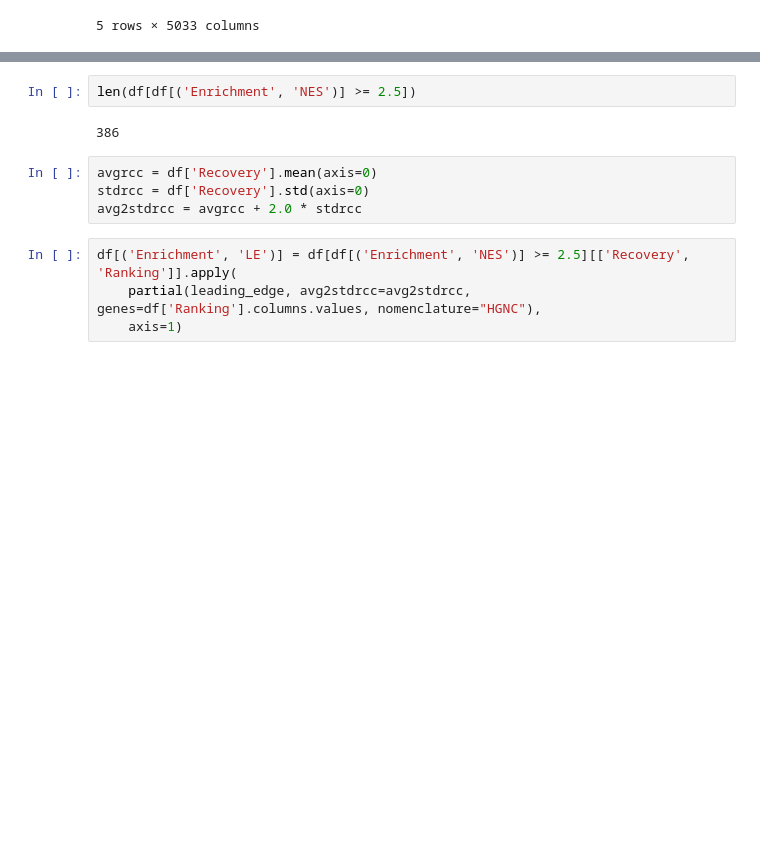
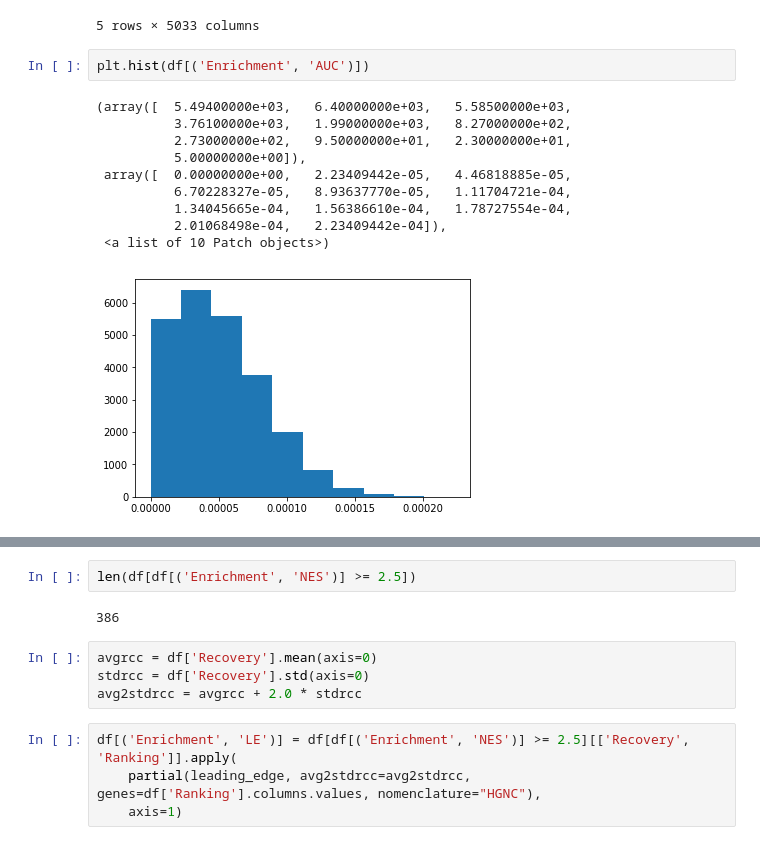
Before and after one commit to aertslab/pySCENIC, a Jupyter notebook: notebooks/pyscenic.ipynb, the cells around one changed output, grey strips where cells are left out. Saved outputs shown, nothing was run; the diff lists cells and outputs as text; blank space fills up the shorter version.

```diff
--- a/notebooks/pyscenic.ipynb
+++ b/notebooks/pyscenic.ipynb
@@ -74,3 +76,16 @@ df.head()
 | hocomoco__ZIM3_HUMAN.H11MO.0.C | 0.000203 | 4.516057 | 0.0 | 0.0 | 0.0 | 0.0 | 0.0 | 0.0 | 0.0 | 0.0 | ... | ... |
 | transfac_pro__M06436 | 0.000202 | 4.502957 | 0.0 | 0.0 | 0.0 | 0.0 | 0.0 | 0.0 | 0.0 | 0.0 | ... | ... |
 5 rows × 5033 columns
+# %%
+plt.hist(df[('Enrichment', 'AUC')])
+# %% [output]
+(array([  5.49400000e+03,   6.40000000e+03,   5.58500000e+03,
+          3.76100000e+03,   1.99000000e+03,   8.27000000e+02,
+          2.73000000e+02,   9.50000000e+01,   2.30000000e+01,
+          5.00000000e+00]),
+ array([  0.00000000e+00,   2.23409442e-05,   4.46818885e-05,
+          6.70228327e-05,   8.93637770e-05,   1.11704721e-04,
+          1.34045665e-04,   1.56386610e-04,   1.78727554e-04,
+          2.01068498e-04,   2.23409442e-04]),
+ <a list of 10 Patch objects>)
+[figure, added]
```
Also changed, not shown: parts of 7 cells of this notebook, 3 other files.
